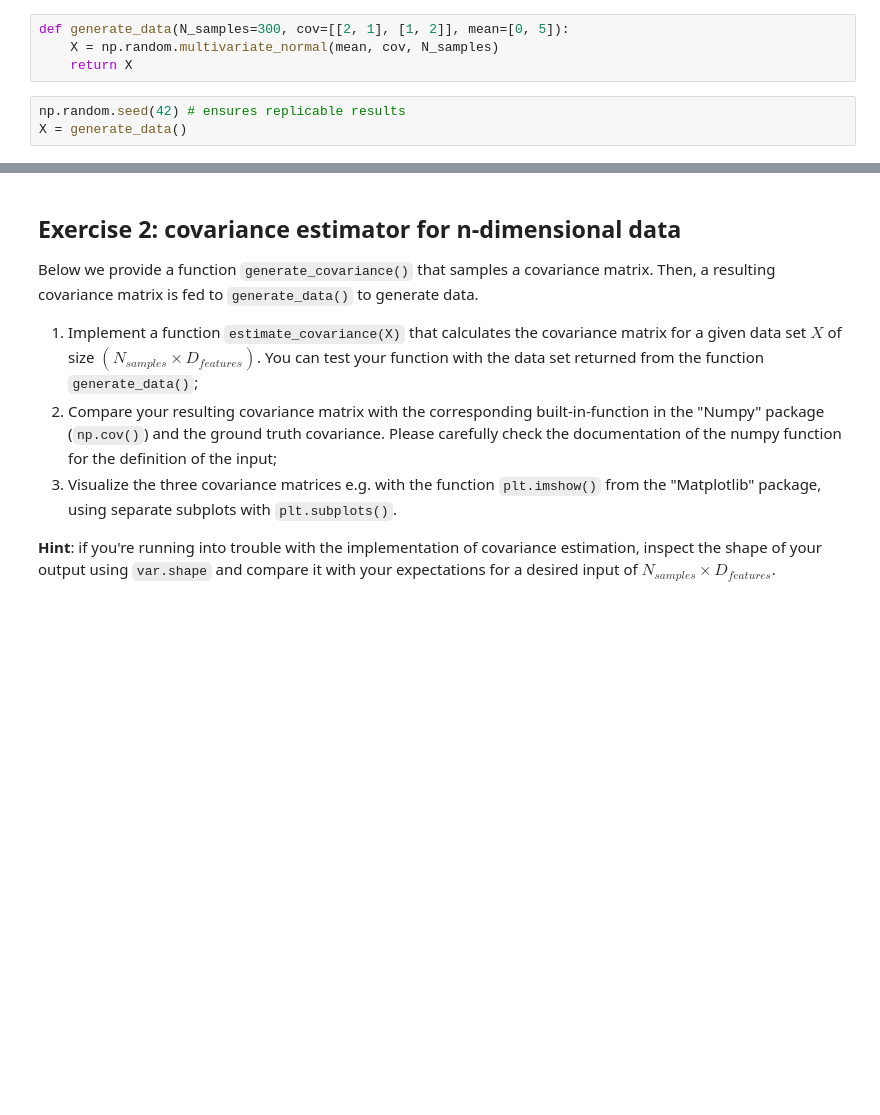
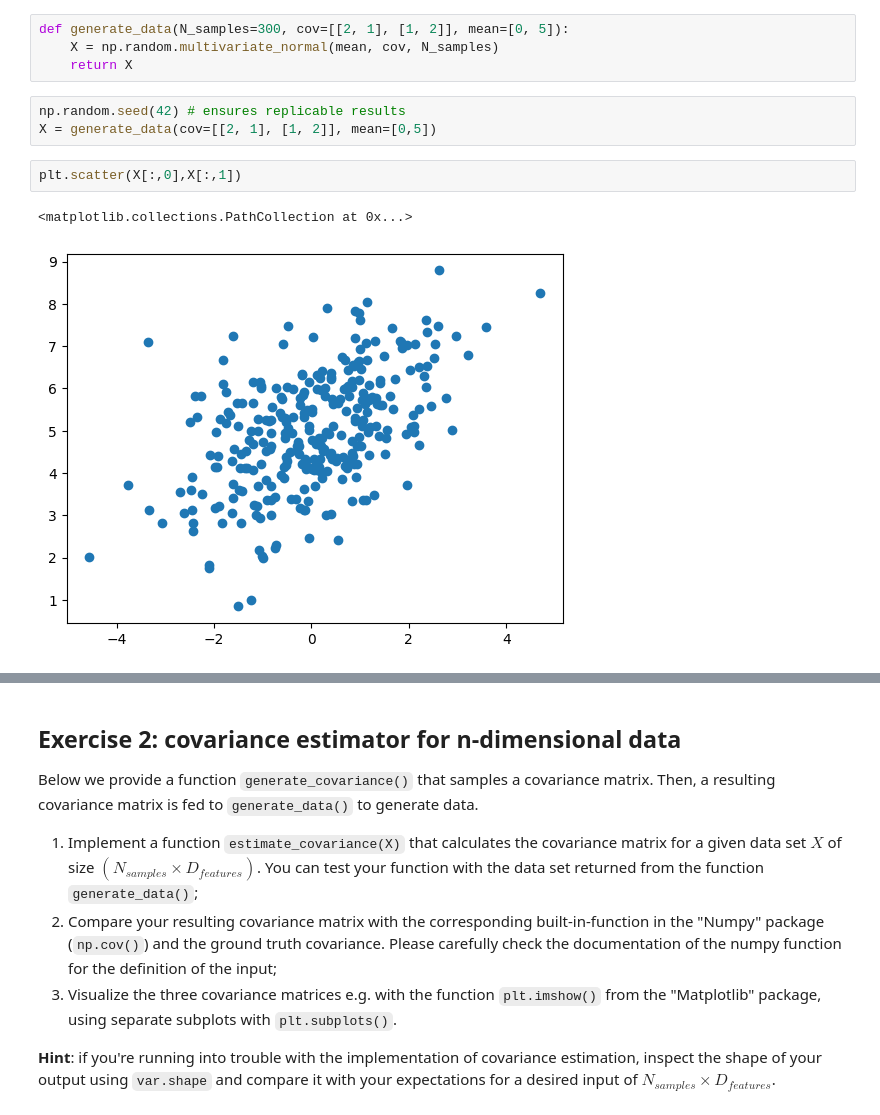
Before and after one commit to Rafrafrafra/BCI, a Jupyter notebook: Assignment 2/assignment_02_covariance_matrix.ipynb, the cells around one changed output, grey strips where cells are left out. Cells and saved outputs as stored; diff of their text form; blank space fills up the shorter version.

```diff
--- a/Assignment 2/assignment_02_covariance_matrix.ipynb
+++ b/Assignment 2/assignment_02_covariance_matrix.ipynb
@@ -34,6 +34,11 @@ def generate_data(N_samples=300, cov=[[2, 1], [1, 2]], mean=[0, 5]):
     return X
 # %%
 np.random.seed(42) # ensures replicable results
-X = generate_data()
+X = generate_data(cov=[[2, 1], [1, 2]], mean=[0,5])
+# %%
+plt.scatter(X[:,0],X[:,1])
+# %% [output]
+<matplotlib.collections.PathCollection at 0x...>
+[figure, added]
 # %%
 # Answer here
```
Also changed, not shown: parts of 12 cells of this notebook, 1 other file.
